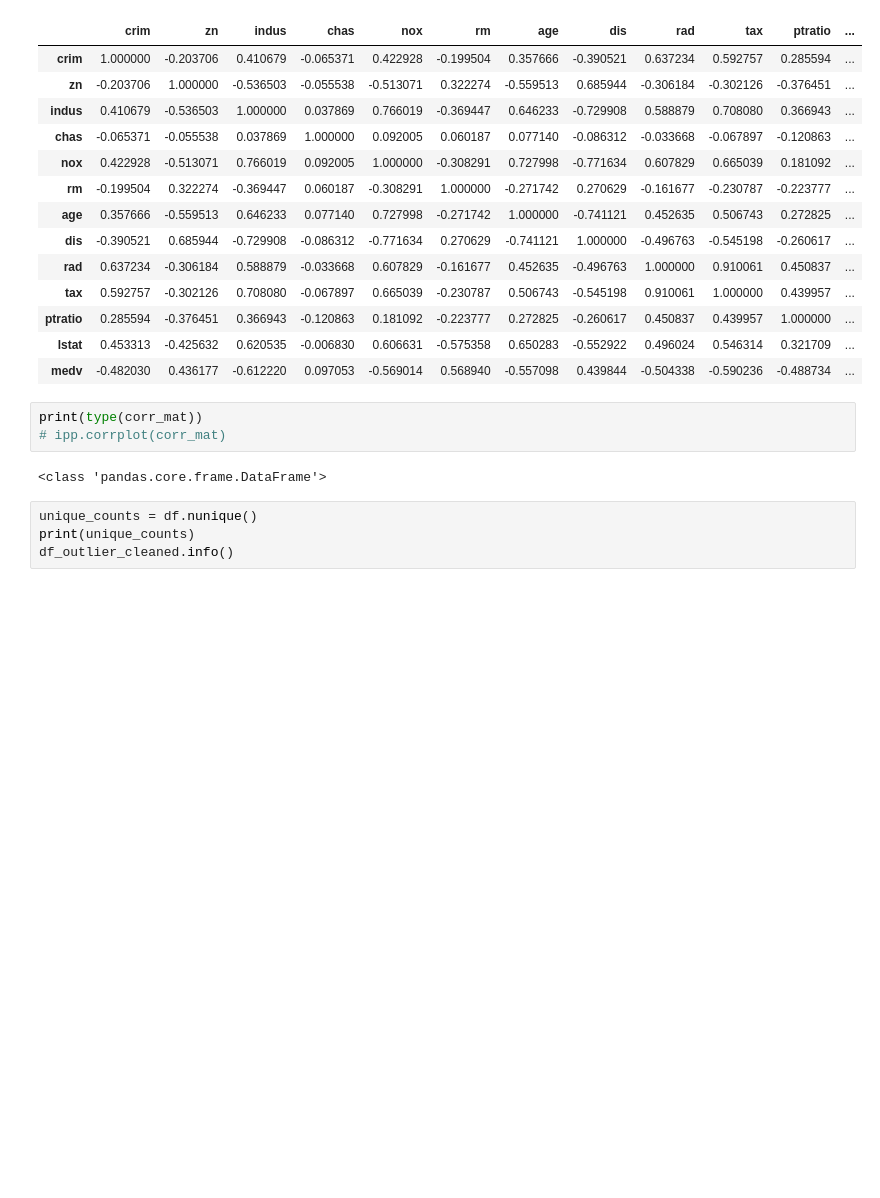
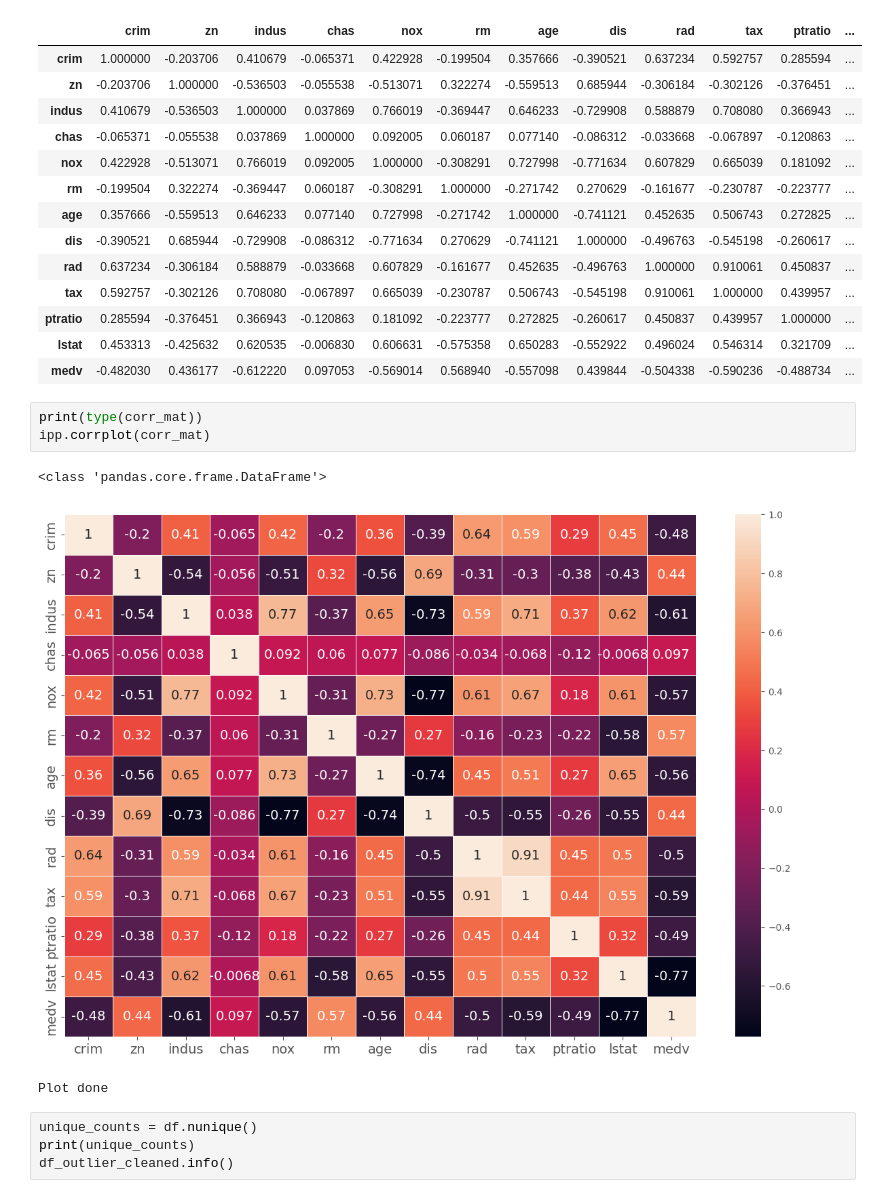
Before and after one commit to nikhil9066/API-model, a Jupyter notebook: model/boston_2.ipynb, the cells around one changed output. Drawn from its saved outputs; the diff is of its cells as text; blank space fills up the shorter version.

```diff
--- a/model/boston_2.ipynb
+++ b/model/boston_2.ipynb
@@ -188,9 +207,11 @@ corr_mat
 | medv | -0.482030 | 0.436177 | -0.612220 | 0.097053 | -0.569014 | 0.568940 | -0.557098 | 0.439844 | -0.504338 | -0.590236 | -0.488734 | ... |
 # %%
 print(type(corr_mat))
-# ipp.corrplot(corr_mat)
+ipp.corrplot(corr_mat)
 # %% [output]
 <class 'pandas.core.frame.DataFrame'>
+[figure, added]
+Plot done
 # %%
 unique_counts = df.nunique()
 print(unique_counts)
```
Also changed, not shown: parts of 39 cells of this notebook, 2 other files.
